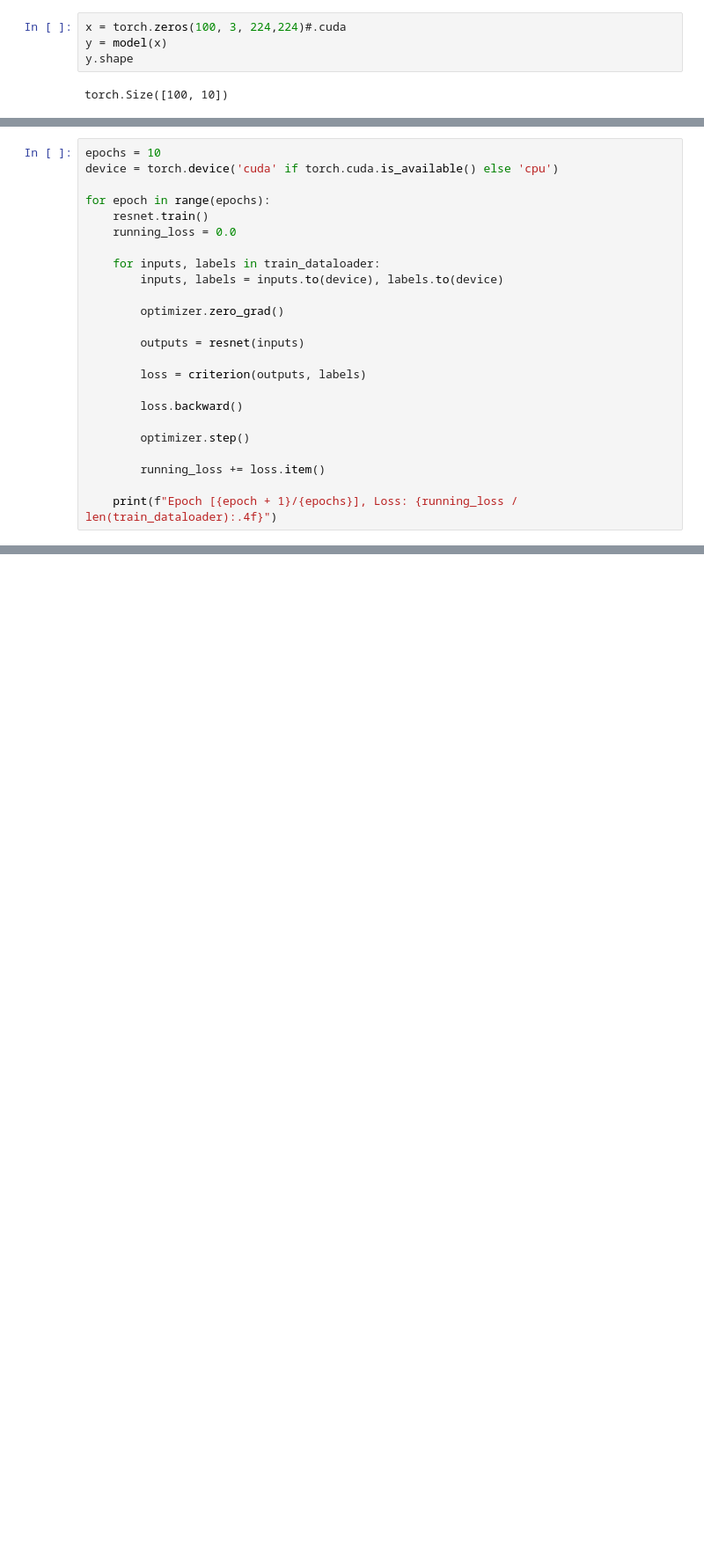
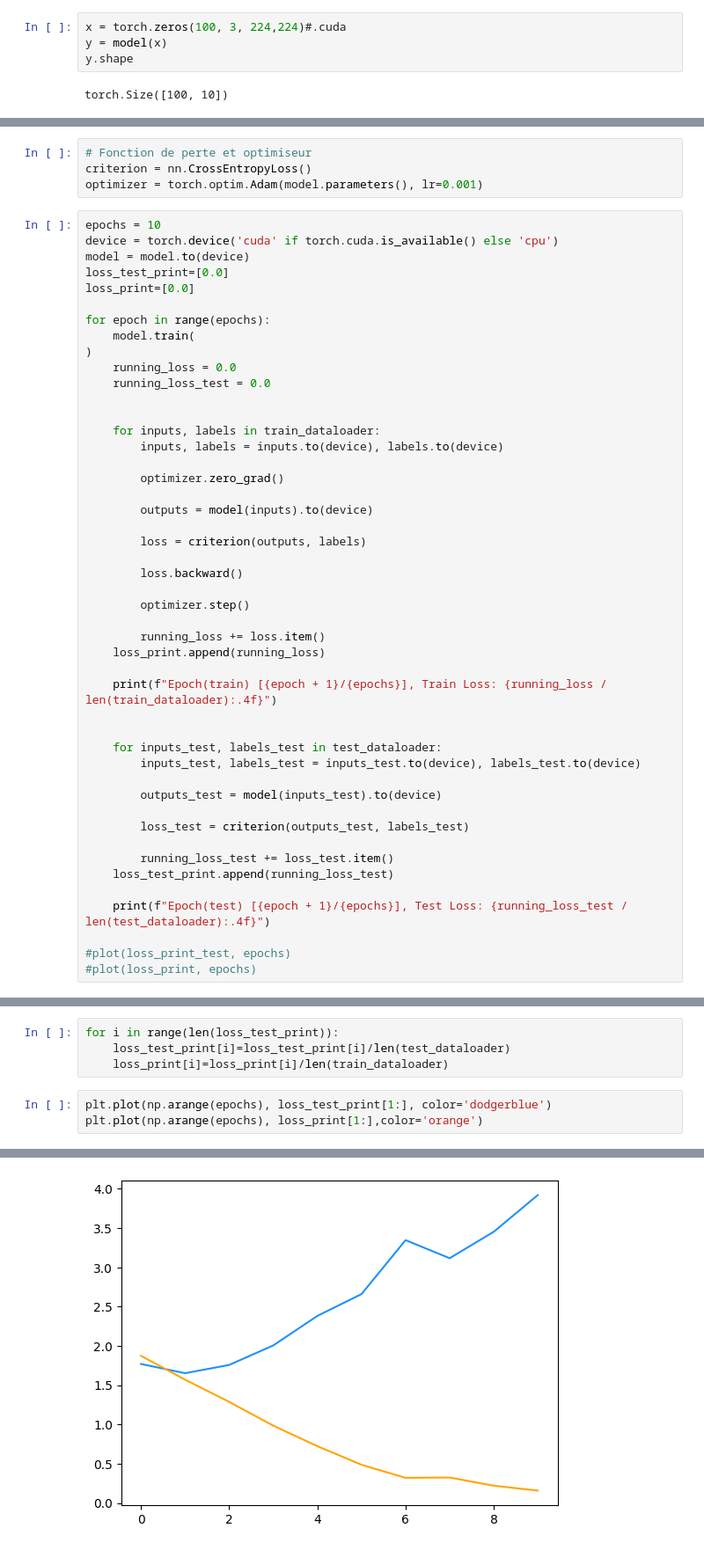
Before and after one commit to catalognn/AIF, a Jupyter notebook: Projet_AIF.ipynb, the cells around one changed output, grey strips where cells are left out. Shown at 88% size. Cells and saved outputs as stored; diff of their text form; blank space fills up the shorter version.

```diff
--- a/Projet_AIF.ipynb
+++ b/Projet_AIF.ipynb
@@ -135,17 +193,27 @@ Entrainement du modèle
+# %%
+# Fonction de perte et optimiseur
+criterion = nn.CrossEntropyLoss()
+optimizer = torch.optim.Adam(model.parameters(), lr=0.001)
 # %%
 epochs = 10
 device = torch.device('cuda' if torch.cuda.is_available() else 'cpu')
+model = model.to(device)
+loss_test_print=[0.0]
+loss_print=[0.0]
 
 for epoch in range(epochs):
-    resnet.train()
+    model.train(
+)
     running_loss = 0.0
+    running_loss_test = 0.0
+
 
     for inputs, labels in train_dataloader:
         inputs, labels = inputs.to(device), labels.to(device)
 
         optimizer.zero_grad()
 
-        outputs = resnet(inputs)
+        outputs = model(inputs).to(device)
 
         loss = criterion(outputs, labels)
 
@@ -154,6 +222,23 @@ for epoch in range(epochs):
         optimizer.step()
 
         running_loss += loss.item()
+    loss_print.append(running_loss)
 
-    print(f"Epoch [{epoch + 1}/{epochs}], Loss: {running_loss / len(train_dataloader):.4f}")
+    print(f"Epoch(train) [{epoch + 1}/{epochs}], Train Loss: {running_loss / len(train_dataloader):.4f}")
+
+
+    for inputs_test, labels_test in test_dataloader:
+        inputs_test, labels_test = inputs_test.to(device), labels_test.to(device)
+
+        outputs_test = model(inputs_test).to(device)
+
+        loss_test = criterion(outputs_test, labels_test)
+
+        running_loss_test += loss_test.item()
+    loss_test_print.append(running_loss_test)
+
+    print(f"Epoch(test) [{epoch + 1}/{epochs}], Test Loss: {running_loss_test / len(test_dataloader):.4f}")
+
+#plot(loss_print_test, epochs)
+#plot(loss_print, epochs)
 # %% [output]
@@ -167,0 +271,8 @@ torch.save(resnet.state_dict(), "resnet_genre_classifier.pth")
+# %%
+for i in range(len(loss_test_print)):
+    loss_test_print[i]=loss_test_print[i]/len(test_dataloader)
+    loss_print[i]=loss_print[i]/len(train_dataloader)
+# %%
+plt.plot(np.arange(epochs), loss_test_print[1:], color='dodgerblue')
+plt.plot(np.arange(epochs), loss_print[1:],color='orange')
+# %% [output]
@@ -168 +280,2 @@ torch.save(resnet.state_dict(), "resnet_genre_classifier.pth")
+[figure, added]
 # %% [markdown]
```
Also changed, not shown: parts of 34 cells of this notebook, 1 other file.
